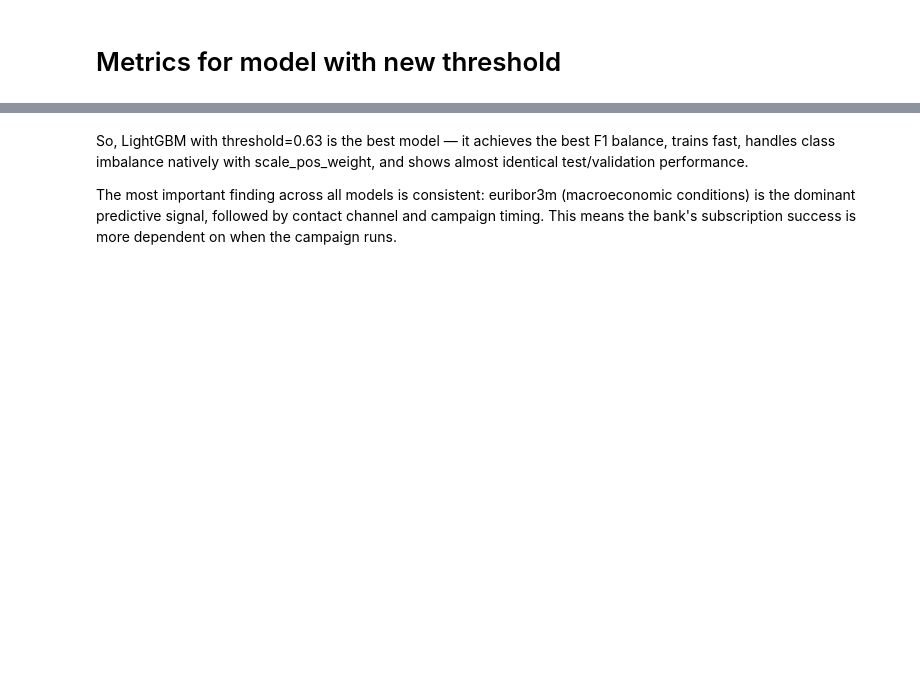
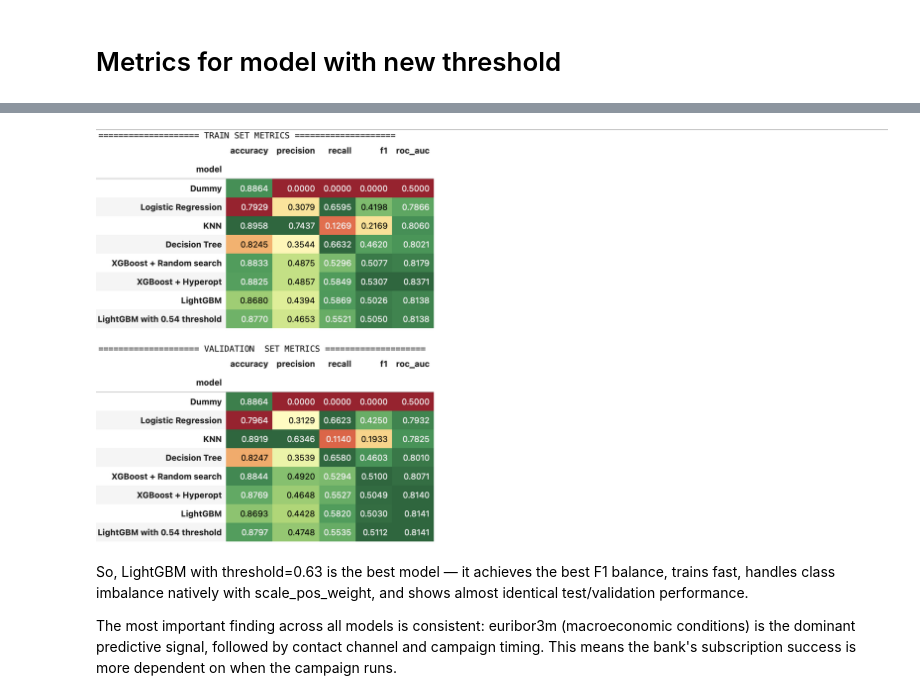
Before and after one commit to Bukhanovskyi/Bank_Marketing_Dataset_Machine_Learning_Project, a Jupyter notebook: Mid_term_Project.ipynb, the cells around one changed output, grey strips where cells are left out. Cells and saved outputs as stored; diff of their text form; code cells hidden in the pictures; blank space fills up the shorter version.

```diff
--- a/Mid_term_Project.ipynb
+++ b/Mid_term_Project.ipynb
@@ -2223,3 +2228,8 @@ display(val_comp.style
+# %%
+from IPython.display import Image, display
+display(Image("Summary_2.png"))
+# %% [output]
+[figure, added]
 # %% [markdown]
 So, LightGBM with threshold=0.63 is the best model — it achieves the best F1 balance, trains fast, handles class imbalance natively with scale_pos_weight, and shows almost identical test/validation performance.
 
```
Also changed, not shown: parts of 21 cells of this notebook.
